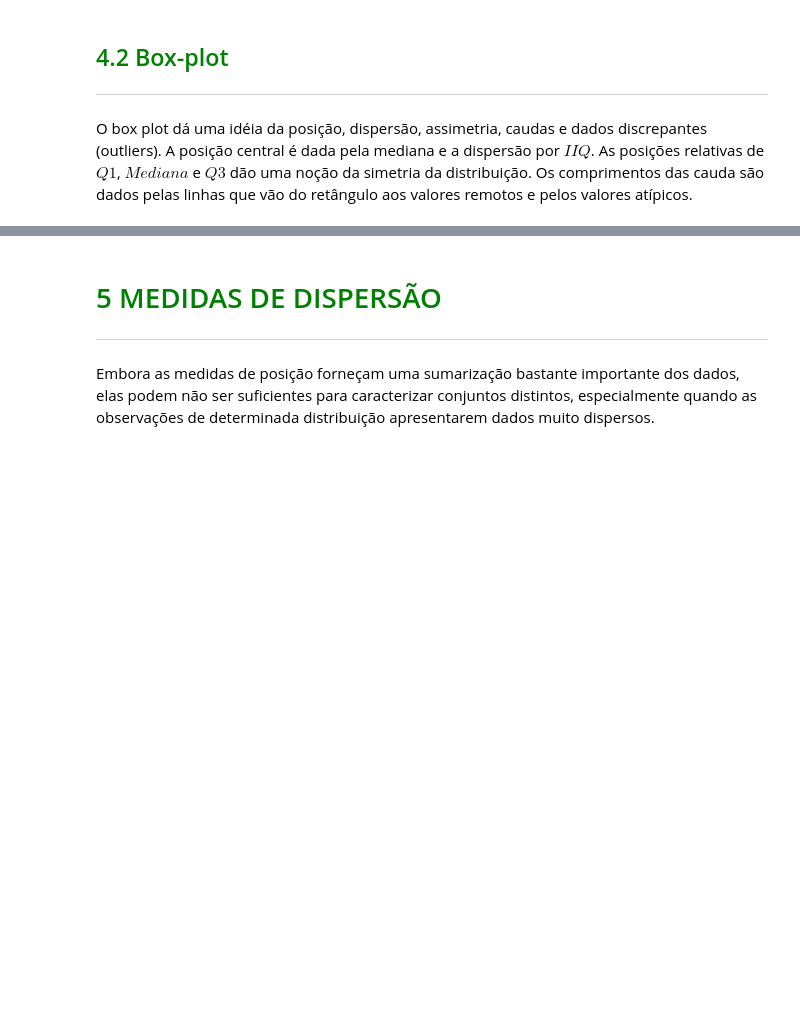
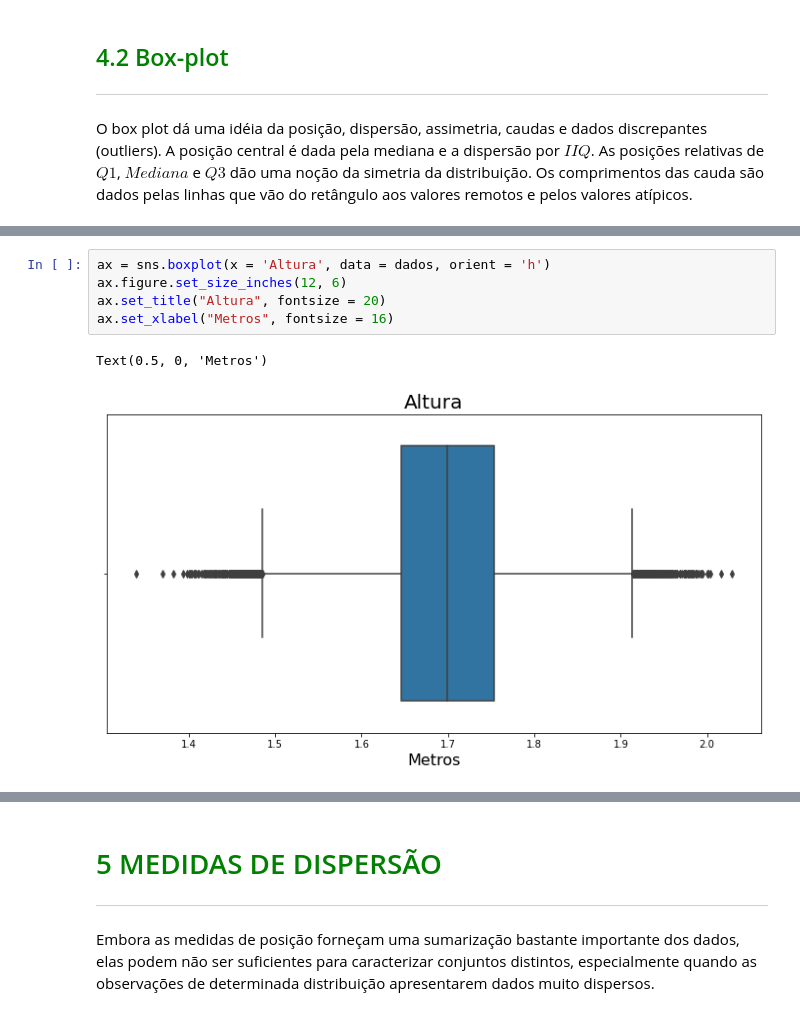
Before and after one commit to Marcus-Bernard0/data_science_alura, a Jupyter notebook: 6 - Estatística parte 1 - frequências e medidas/Curso_de_Estatística_Parte_1.ipynb, the cells around one changed output, grey strips where cells are left out. Cells and saved outputs as stored; diff of their text form; blank space fills up the shorter version.

Commit message:
box plot

```diff
--- a/6 - Estatística parte 1 - frequências e medidas/Curso_de_Estatística_Parte_1.ipynb
+++ b/6 - Estatística parte 1 - frequências e medidas/Curso_de_Estatística_Parte_1.ipynb
@@ -1099,3 +1099,11 @@ Name: Idade, dtype: float64
 O box plot dá uma idéia da posição, dispersão, assimetria, caudas e dados discrepantes (outliers). A posição central é dada pela mediana e a dispersão por $IIQ$. As posições relativas de $Q1$, $Mediana$ e $Q3$ dão uma noção da simetria da distribuição. Os comprimentos das cauda são dados pelas linhas que vão do retângulo aos valores remotos e pelos valores atípicos.
 # %% [markdown]
 <img src='https://caelum-online-public.s3.amazonaws.com/1177-estatistica-parte1/01/img005.png' width='65%'>
+# %%
+ax = sns.boxplot(x = 'Altura', data = dados, orient = 'h')
+ax.figure.set_size_inches(12, 6)
+ax.set_title("Altura", fontsize = 20)
+ax.set_xlabel("Metros", fontsize = 16)
+# %% [output]
+Text(0.5, 0, 'Metros')
+[figure, added]
```
Also changed, not shown: parts of 12 cells of this notebook.
